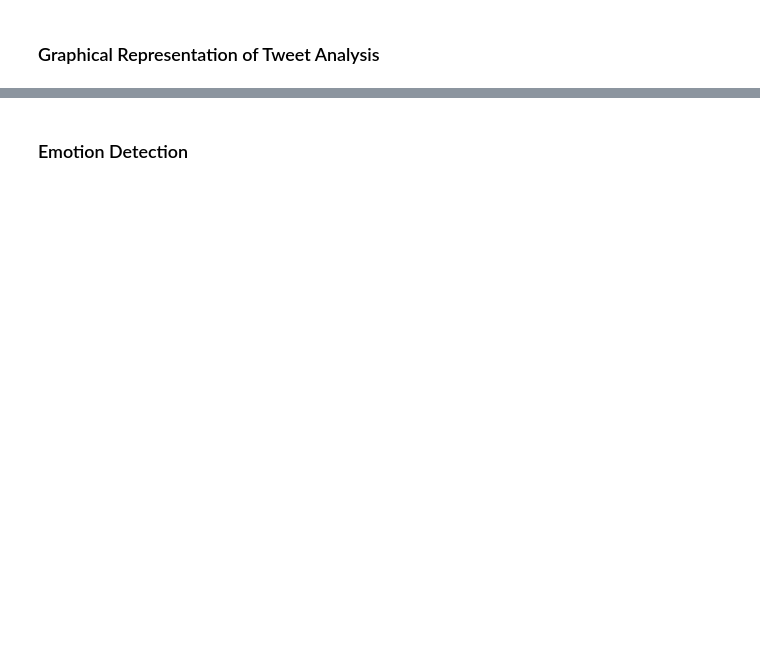
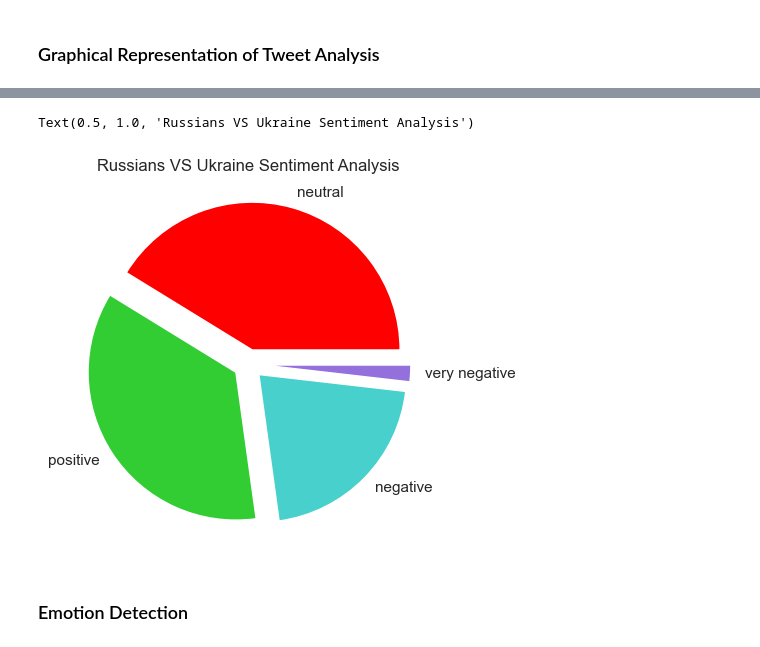
Before and after one commit to dexun02/My-DAC-Curriculum, a Jupyter notebook: DAC-008_Intro_To_NLP/DAC-008_Sentiment_Analysis_1_Student.ipynb, the cells around one changed output, grey strips where cells are left out. Cells and saved outputs as stored; diff of their text form; code cells hidden in the pictures; blank space fills up the shorter version.

```diff
--- a/DAC-008_Intro_To_NLP/DAC-008_Sentiment_Analysis_1_Student.ipynb
+++ b/DAC-008_Intro_To_NLP/DAC-008_Sentiment_Analysis_1_Student.ipynb
@@ -467,8 +514,14 @@ fig.show()
 # %%
+tags = sort_data['Computational_Analysis'].value_counts()
 
+colors = {'mediumturquoise', 'limegreen', 'mediumpurple', 'red'}
+explode=(0.1,0.1,0.1,0.1 )
 
-# colors = {'mediumturquoise', 'limegreen', 'mediumpurple', 'red'}
-# explode=(0.1,0.1,0.1,0.1 )
+tags.plot(kind = 'pie', explode = explode, colors = colors, label = '')
+plt.title('Russians VS Ukraine Sentiment Analysis')
+# %% [output]
+Text(0.5, 1.0, 'Russians VS Ukraine Sentiment Analysis')
+[figure, added]
 # %% [markdown]
 ### Emotion Detection
 # %%
```
Also changed, not shown: parts of 30 cells of this notebook.
